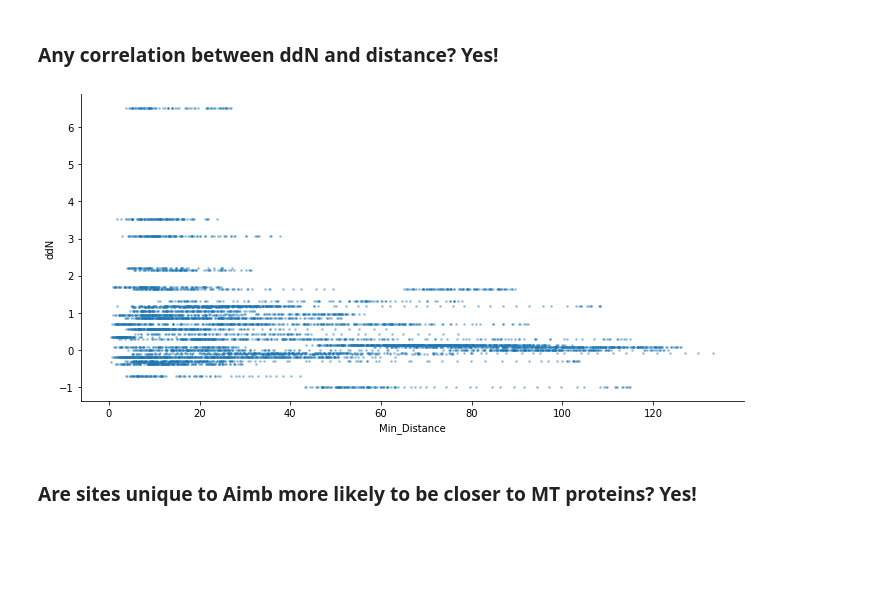
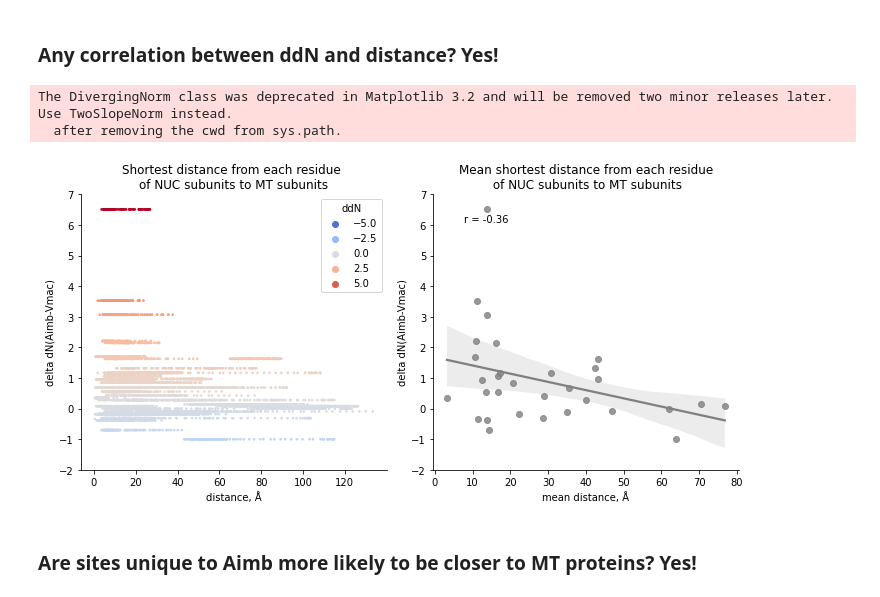
Before and after one commit to osipovarev/Brood_parasites_analysis, a Jupyter notebook: NAD_complex_analysis.ipynb, the cells around one changed output. Saved outputs shown, nothing was run; the diff lists cells and outputs as text; code cells hidden in the pictures; blank space fills up the shorter version.

```diff
--- a/NAD_complex_analysis.ipynb
+++ b/NAD_complex_analysis.ipynb
@@ -156,3 +157,16 @@ min_values_df['BEB'] = min_values_df['N_Residue'].map(b_factors_M)
 ### Write table with min distances, ddN, and BEB to a file
 # %%
 min_values_df.to_csv('distances_complex_I_anoImb.tsv', sep='\t', index=False)
+# %%
+# Add a decoy row with low negative ddN for symmetry
+new_row = {'N_Residue': 'XXX_0',
+           'Min_M_Residue': 'XXX_0',
+           'Min_Distance': 1,
+           'ddN': -6,
+           'BEB': 0}
+min_values_df = min_values_df.append(new_row, ignore_index=True)
+
+# Compute average distance for each subunit
+mean_dist_df = min_values_df[min_values_df['N_Residue']!='XXX_0'].groupby('ddN').mean()[['Min_Distance']].reset_index()
+
+min_values_df.head()
@@ -159,15 +180,39 @@ min_values_df.to_csv('distances_complex_I_anoImb.tsv', sep='\t', index=False)
 # %% [markdown]
 ### Any correlation between ddN and distance? Yes!
-# %%
-fig, axes = plt.subplots(figsize=(10, 5))
-
-sns.scatterplot(data=min_values_df, x='Min_Distance', y='ddN', linewidth=0, s=6, alpha=0.5)
-# axes.set_xlabel('')
-
-sns.despine(fig=None, ax=None, left=False, bottom=False, offset=None, trim=False)
-fig.tight_layout()
-# %% [output]
-[figure, removed]
+# %%
+fig, axes = plt.subplots(1, 2, figsize=(10, 5))
+ax1, ax2 = axes[0], axes[1]
+
+norm = DivergingNorm(vmin=-6, vmax=6, vcenter=0)
+
+sns.scatterplot(ax=ax1, data=min_values_df, x='Min_Distance', y='ddN', hue='ddN', palette='coolwarm',
+                norm=norm, linewidth=0, s=7)
+# sns.scatterplot(ax=ax2, data=mean_dist_df, x='Min_Distance', y='ddN', hue='ddN', palette='coolwarm',
+#                 norm=norm, linewidth=0, s=30, alpha=0.9)
+sns.regplot(ax=ax2, data=mean_dist_df, x='Min_Distance', y='ddN', color='grey')
+
+# Add correlation coeefficient
+corr, _ = stats.pearsonr(mean_dist_df['Min_Distance'], mean_dist_df['ddN'])
+
+# Add the correlation coefficient to the plot
+plt.text(0.1, 0.9, f'r = {corr:.2f}', transform=ax2.transAxes)
+
+# Add titles, label axes
+ax1.set_ylim(-2, 7)
+ax2.set_ylim(-2, 7)
+ax1.set_xlabel('distance, Å')
+ax2.set_xlabel('mean distance, Å')
+ax1.set_ylabel('delta dN(Aimb-Vmac)')
+ax2.set_ylabel('delta dN(Aimb-Vmac)')
+ax1.set_title('Shortest distance from each residue \nof NUC subunits to MT subunits')
+ax2.set_title('Mean shortest distance from each residue\n of NUC subunits to MT subunits')
+
+sns.despine(fig=None, ax=None, left=False, bottom=False, offset=None, trim=False)
+fig.tight_layout()
+# %% [output]
+The DivergingNorm class was deprecated in Matplotlib 3.2 and will be removed two minor releases later. Use TwoSlopeNorm instead.
+  after removing the cwd from sys.path.
+[figure, added]
 # %% [markdown]
 ### Are sites unique to Aimb more likely to be closer to MT proteins? Yes!
 # %%
```
Also changed, not shown: parts of 2 cells of this notebook.
